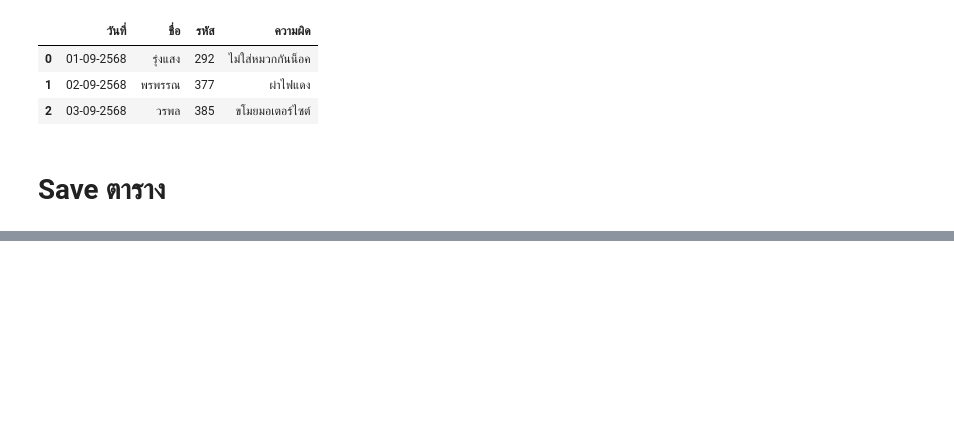
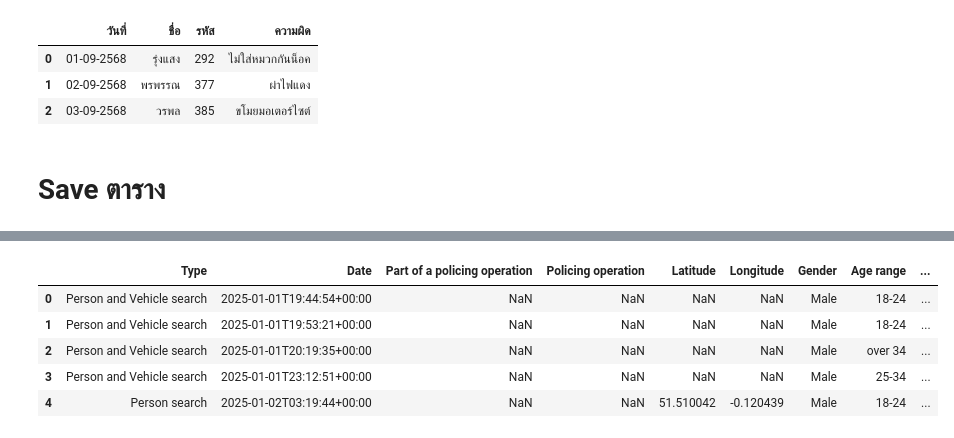
Before and after one commit to woraphonp-038-5/dataviz2025, a Jupyter notebook: Pandas_101_2025.ipynb, the cells around one changed output, grey strips where cells are left out. Cells and saved outputs as stored; diff of their text form; code cells hidden in the pictures; blank space fills up the shorter version.

```diff
--- a/Pandas_101_2025.ipynb
+++ b/Pandas_101_2025.ipynb
@@ -894,0 +1078,10 @@ kku_police.to_excel('ตำรวจ_มข.xlsx',sheet_name='ความผิ
+# %%
+stopNsearch = pd.read_csv('/content/drive/MyDrive/Python&DataViz2025/data/2025-01/2025-01-city-of-london-stop-and-search.csv')
+stopNsearch.head()
+# %% [output]
+|  | Type | Date | Part of a policing operation | Policing operation | Latitude | Longitude | Gender | Age range | ... |
+| 0 | Person and Vehicle search | 2025-01-01T19:44:54+00:00 | NaN | NaN | NaN | NaN | Male | 18-24 | ... |
+| 1 | Person and Vehicle search | 2025-01-01T19:53:21+00:00 | NaN | NaN | NaN | NaN | Male | 18-24 | ... |
+| 2 | Person and Vehicle search | 2025-01-01T20:19:35+00:00 | NaN | NaN | NaN | NaN | Male | over 34 | ... |
+| 3 | Person and Vehicle search | 2025-01-01T23:12:51+00:00 | NaN | NaN | NaN | NaN | Male | 25-34 | ... |
+| 4 | Person search | 2025-01-02T03:19:44+00:00 | NaN | NaN | 51.510042 | -0.120439 | Male | 18-24 | ... |
```
Also changed, not shown: parts of 38 cells of this notebook.
